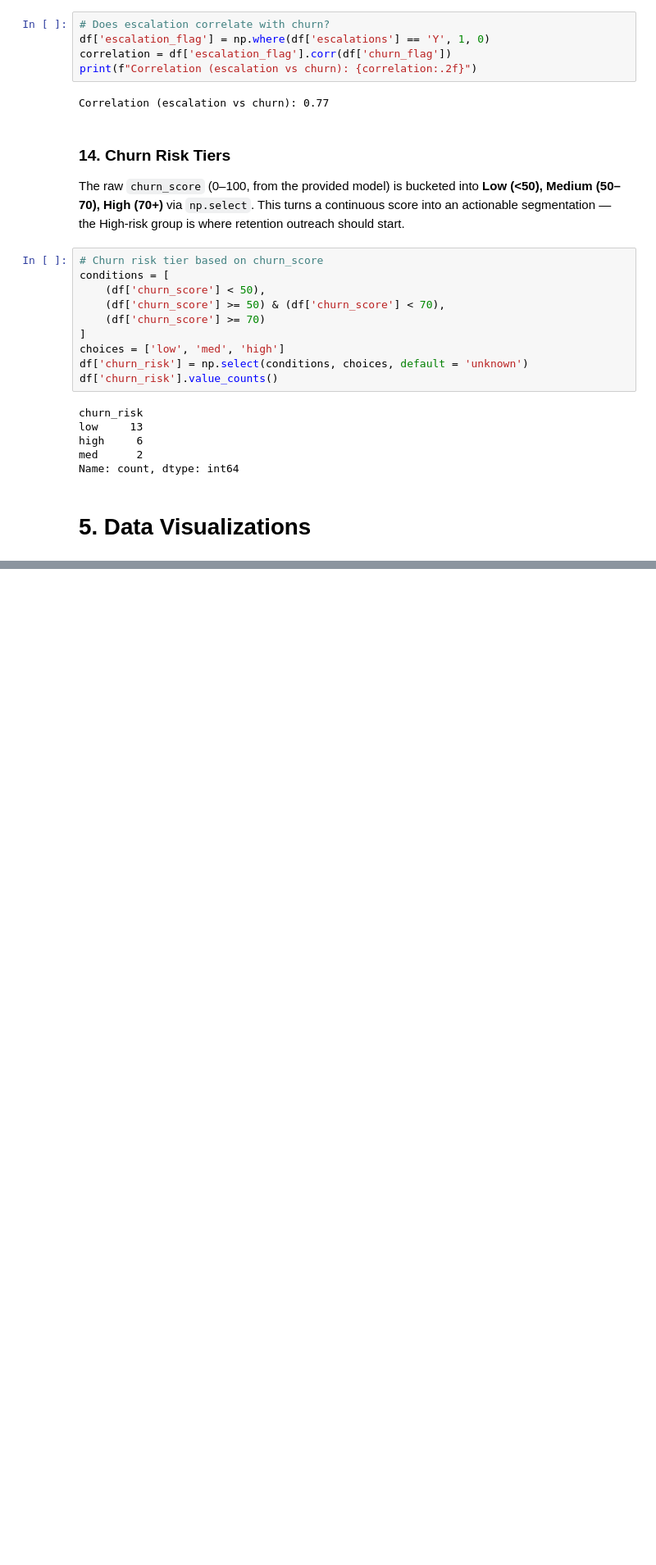
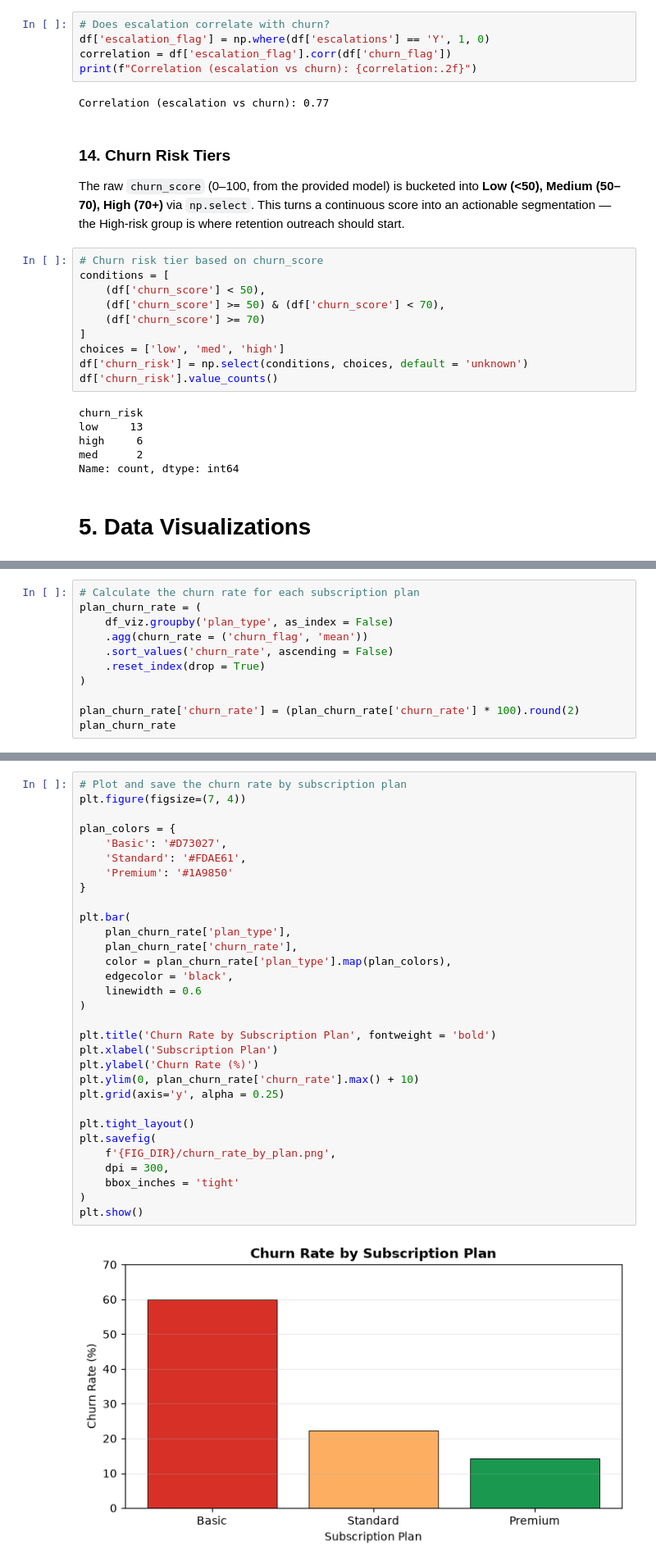
Before and after one commit to ShayanYawarBhatti/churn-analysis, a Jupyter notebook: notebooks/churn_analysis.ipynb, the cells around one changed output, grey strips where cells are left out. Shown at 82% size. Saved outputs shown, nothing was run; the diff lists cells and outputs as text; blank space fills up the shorter version.

```diff
--- a/notebooks/churn_analysis.ipynb
+++ b/notebooks/churn_analysis.ipynb
@@ -565,0 +652,11 @@ Name: count, dtype: int64
+# %%
+# Calculate the churn rate for each subscription plan
+plan_churn_rate = (
+    df_viz.groupby('plan_type', as_index = False)
+    .agg(churn_rate = ('churn_flag', 'mean'))
+    .sort_values('churn_rate', ascending = False)
+    .reset_index(drop = True)
+)
+
+plan_churn_rate['churn_rate'] = (plan_churn_rate['churn_rate'] * 100).round(2)
+plan_churn_rate
@@ -565,0 +668,33 @@ Name: count, dtype: int64
+# %%
+# Plot and save the churn rate by subscription plan
+plt.figure(figsize=(7, 4))
+
+plan_colors = {
+    'Basic': '#D73027',
+    'Standard': '#FDAE61',
+    'Premium': '#1A9850'
+}
+
+plt.bar(
+    plan_churn_rate['plan_type'],
+    plan_churn_rate['churn_rate'],
+    color = plan_churn_rate['plan_type'].map(plan_colors),
+    edgecolor = 'black',
+    linewidth = 0.6
+)
+
+plt.title('Churn Rate by Subscription Plan', fontweight = 'bold')
+plt.xlabel('Subscription Plan')
+plt.ylabel('Churn Rate (%)')
+plt.ylim(0, plan_churn_rate['churn_rate'].max() + 10)
+plt.grid(axis='y', alpha = 0.25)
+
+plt.tight_layout()
+plt.savefig(
+    f'{FIG_DIR}/churn_rate_by_plan.png',
+    dpi = 300,
+    bbox_inches = 'tight'
+)
+plt.show()
+# %% [output]
+[figure, added]
```
Also changed, not shown: parts of 23 cells of this notebook, 6 other files.
